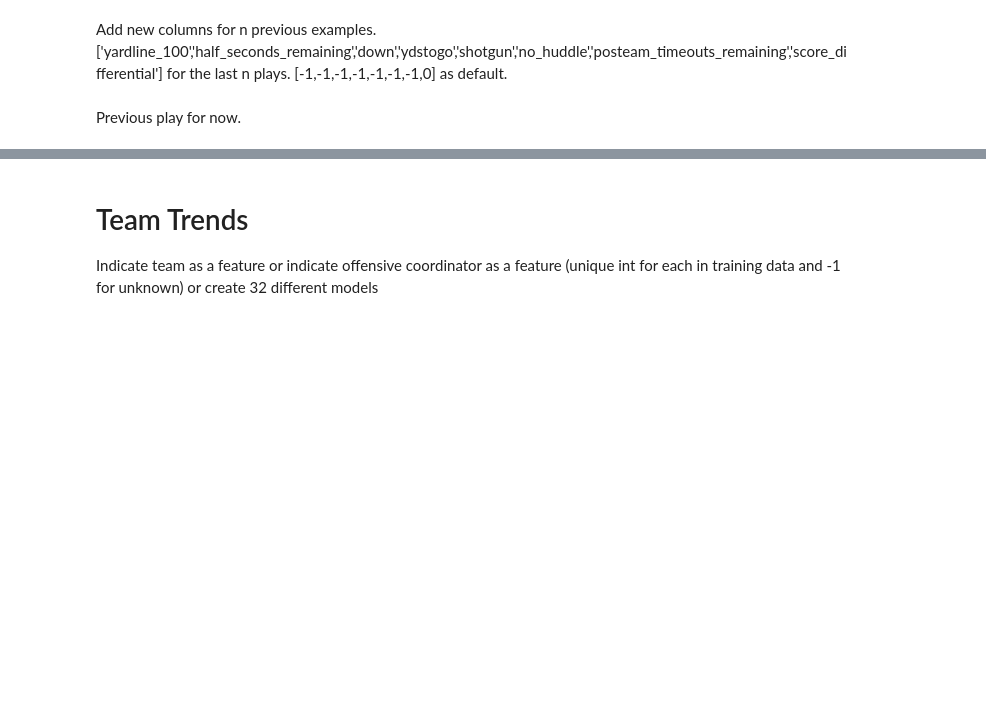
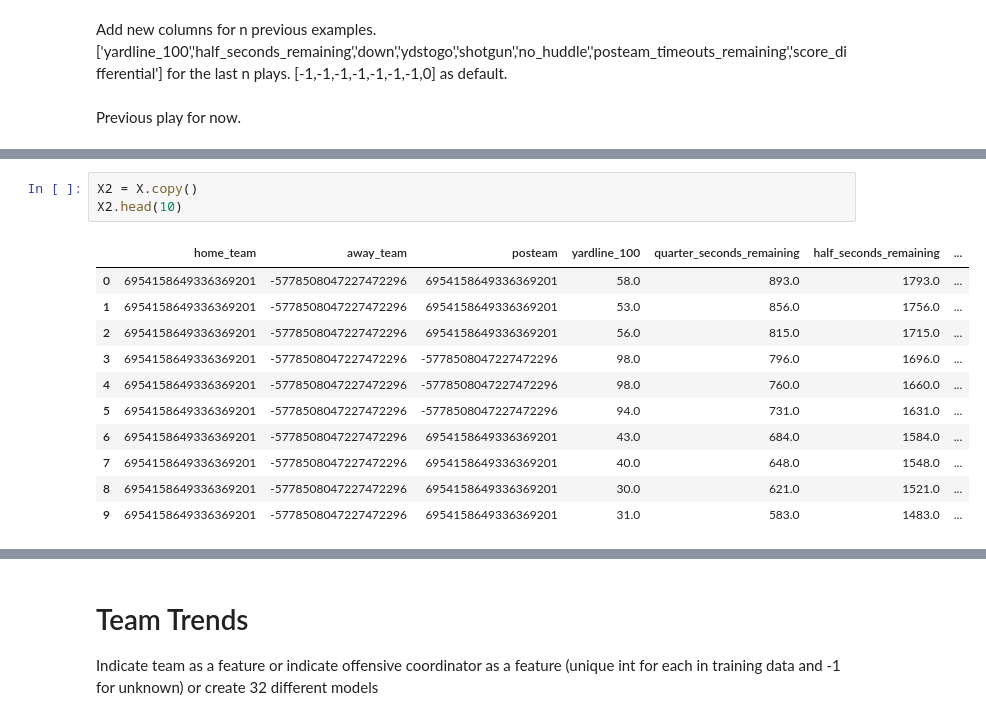
Before and after one commit to milanrshah/ORIE_4741-NFL_Play_Prediction, a Jupyter notebook: nfl/NFL.ipynb, the cells around one changed output, grey strips where cells are left out. Cells and saved outputs as stored; diff of their text form; blank space fills up the shorter version.

```diff
--- a/nfl/NFL.ipynb
+++ b/nfl/NFL.ipynb
@@ -300,4 +302,19 @@ posteam_score                 0.000000e+00
 defteam_score                 0.000000e+00
 score_differential            0.000000e+00
 Name: 1, dtype: float64
+# %%
+X2 = X.copy()
+X2.head(10)
+# %% [output]
+|  | home_team | away_team | posteam | yardline_100 | quarter_seconds_remaining | half_seconds_remaining | ... |
+| 0 | 6954158649336369201 | -5778508047227472296 | 6954158649336369201 | 58.0 | 893.0 | 1793.0 | ... |
+| 1 | 6954158649336369201 | -5778508047227472296 | 6954158649336369201 | 53.0 | 856.0 | 1756.0 | ... |
+| 2 | 6954158649336369201 | -5778508047227472296 | 6954158649336369201 | 56.0 | 815.0 | 1715.0 | ... |
+| 3 | 6954158649336369201 | -5778508047227472296 | -5778508047227472296 | 98.0 | 796.0 | 1696.0 | ... |
+| 4 | 6954158649336369201 | -5778508047227472296 | -5778508047227472296 | 98.0 | 760.0 | 1660.0 | ... |
+| 5 | 6954158649336369201 | -5778508047227472296 | -5778508047227472296 | 94.0 | 731.0 | 1631.0 | ... |
+| 6 | 6954158649336369201 | -5778508047227472296 | 6954158649336369201 | 43.0 | 684.0 | 1584.0 | ... |
+| 7 | 6954158649336369201 | -5778508047227472296 | 6954158649336369201 | 40.0 | 648.0 | 1548.0 | ... |
+| 8 | 6954158649336369201 | -5778508047227472296 | 6954158649336369201 | 30.0 | 621.0 | 1521.0 | ... |
+| 9 | 6954158649336369201 | -5778508047227472296 | 6954158649336369201 | 31.0 | 583.0 | 1483.0 | ... |
 # %%
```
Also changed, not shown: parts of 6 cells of this notebook.
